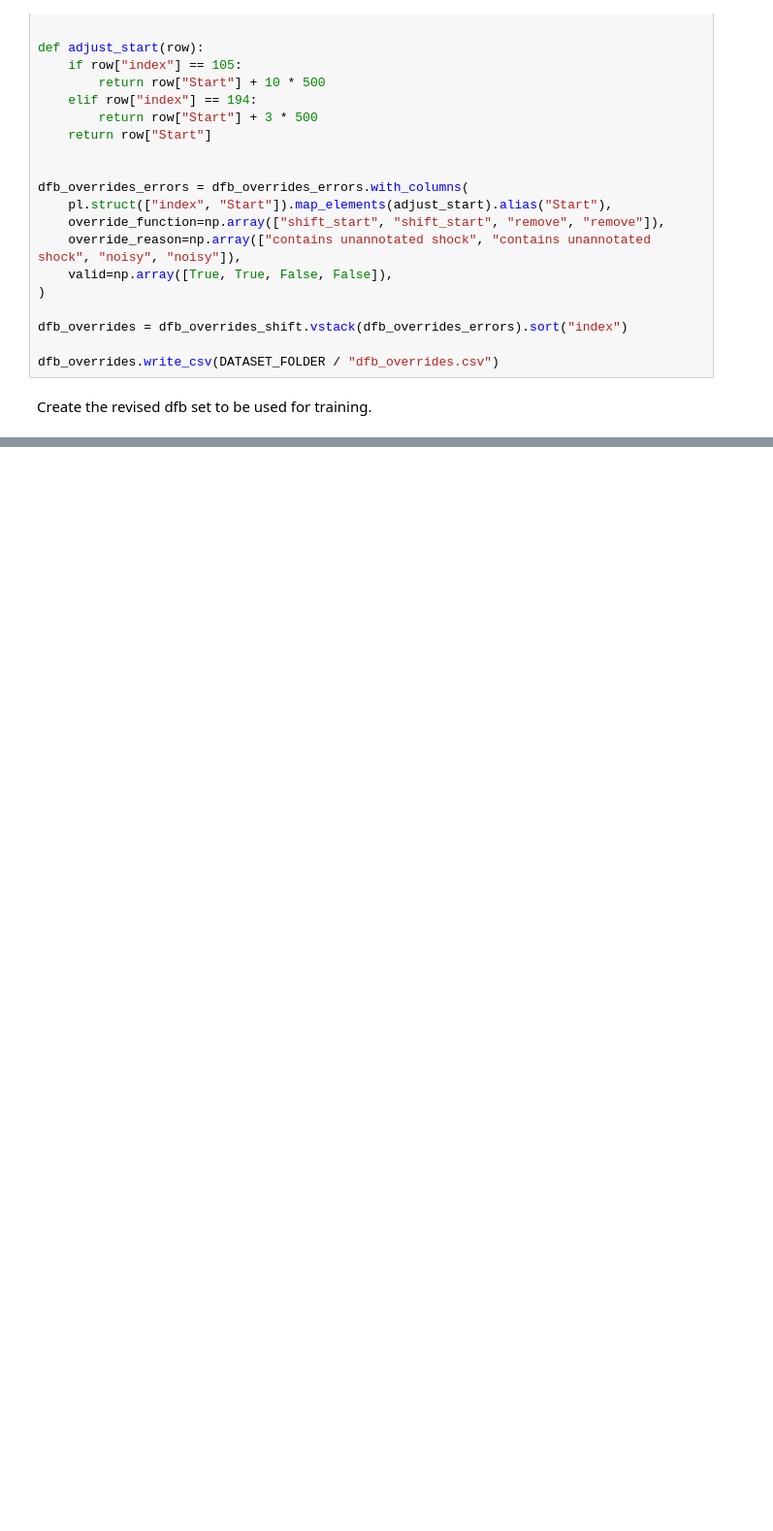
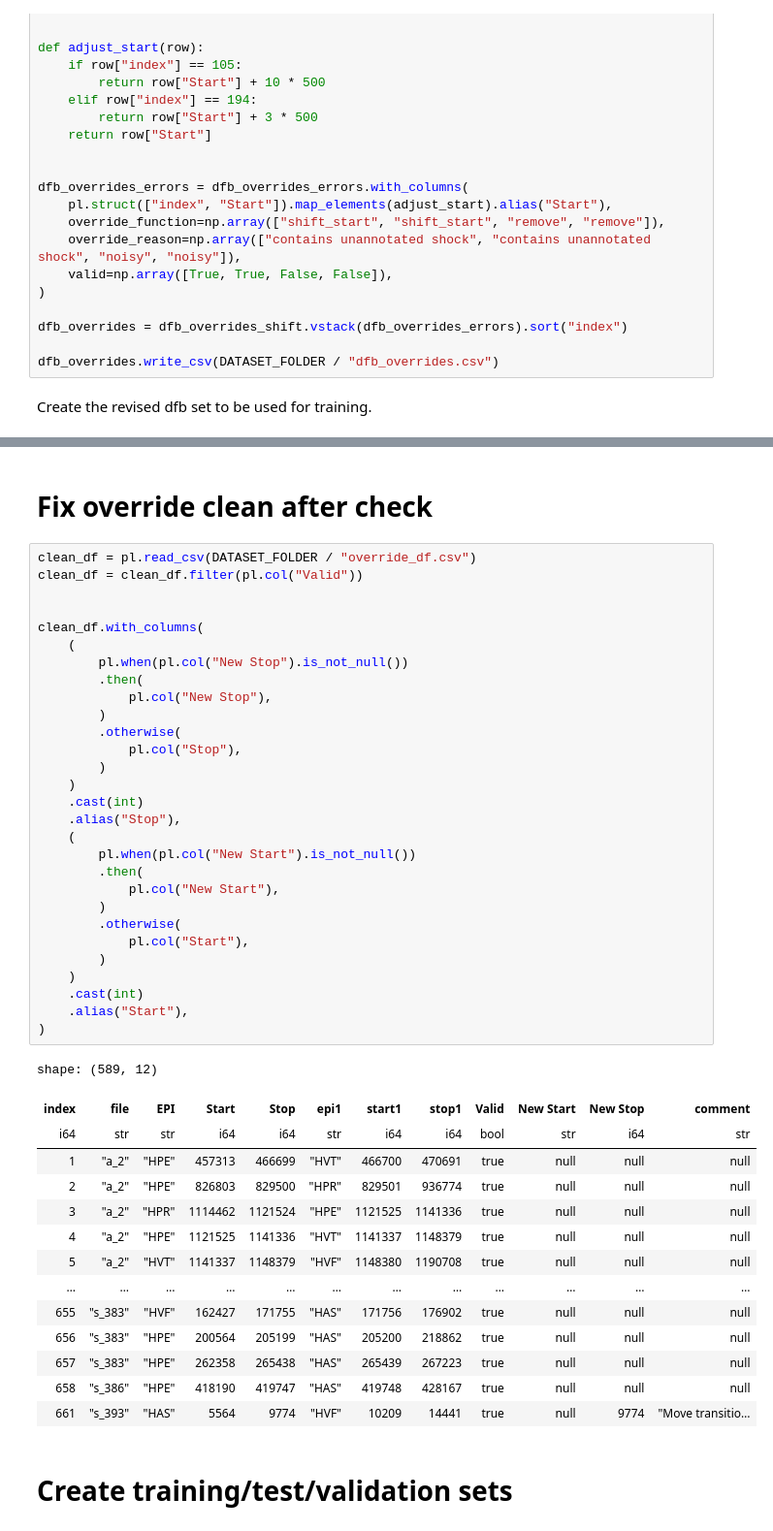
Before and after one commit to halli2/cci, a Jupyter notebook: dataset.ipynb, the cells around one changed output, grey strips where cells are left out. Shown at 97% size. Saved outputs shown, nothing was run; the diff lists cells and outputs as text; blank space fills up the shorter version.

```diff
--- a/dataset.ipynb
+++ b/dataset.ipynb
@@ -326,0 +368,48 @@ dfb.filter(~pl.col("index").is_in(dfb_overrides.select("index"))).vstack(
+# %% [markdown]
+# Fix override clean after check
+# %%
+clean_df = pl.read_csv(DATASET_FOLDER / "override_df.csv")
+clean_df = clean_df.filter(pl.col("Valid"))
+
+
+clean_df.with_columns(
+    (
+        pl.when(pl.col("New Stop").is_not_null())
+        .then(
+            pl.col("New Stop"),
+        )
+        .otherwise(
+            pl.col("Stop"),
+        )
+    )
+    .cast(int)
+    .alias("Stop"),
+    (
+        pl.when(pl.col("New Start").is_not_null())
+        .then(
+            pl.col("New Start"),
+        )
+        .otherwise(
+            pl.col("Start"),
+        )
+    )
+    .cast(int)
+    .alias("Start"),
+)
+# %% [output]
+shape: (589, 12)
+| index | file | EPI | Start | Stop | epi1 | start1 | stop1 | Valid | New Start | New Stop | comment |
+| i64 | str | str | i64 | i64 | str | i64 | i64 | bool | str | i64 | str |
+| 1 | "a_2" | "HPE" | 457313 | 466699 | "HVT" | 466700 | 470691 | true | null | null | null |
+| 2 | "a_2" | "HPE" | 826803 | 829500 | "HPR" | 829501 | 936774 | true | null | null | null |
+| 3 | "a_2" | "HPR" | 1114462 | 1121524 | "HPE" | 1121525 | 1141336 | true | null | null | null |
+| 4 | "a_2" | "HPE" | 1121525 | 1141336 | "HVT" | 1141337 | 1148379 | true | null | null | null |
+| 5 | "a_2" | "HVT" | 1141337 | 1148379 | "HVF" | 1148380 | 1190708 | true | null | null | null |
+| … | … | … | … | … | … | … | … | … | … | … | … |
+| 655 | "s_383" | "HVF" | 162427 | 171755 | "HAS" | 171756 | 176902 | true | null | null | null |
+| 656 | "s_383" | "HPE" | 200564 | 205199 | "HAS" | 205200 | 218862 | true | null | null | null |
+| 657 | "s_383" | "HPE" | 262358 | 265438 | "HAS" | 265439 | 267223 | true | null | null | null |
+| 658 | "s_386" | "HPE" | 418190 | 419747 | "HAS" | 419748 | 428167 | true | null | null | null |
+| 661 | "s_393" | "HAS" | 5564 | 9774 | "HVF" | 10209 | 14441 | true | null | 9774 | "Move transitio… |
+# %% [markdown]
+# Create training/test/validation sets
```
Also changed, not shown: parts of 9 cells of this notebook, 6 other files.
